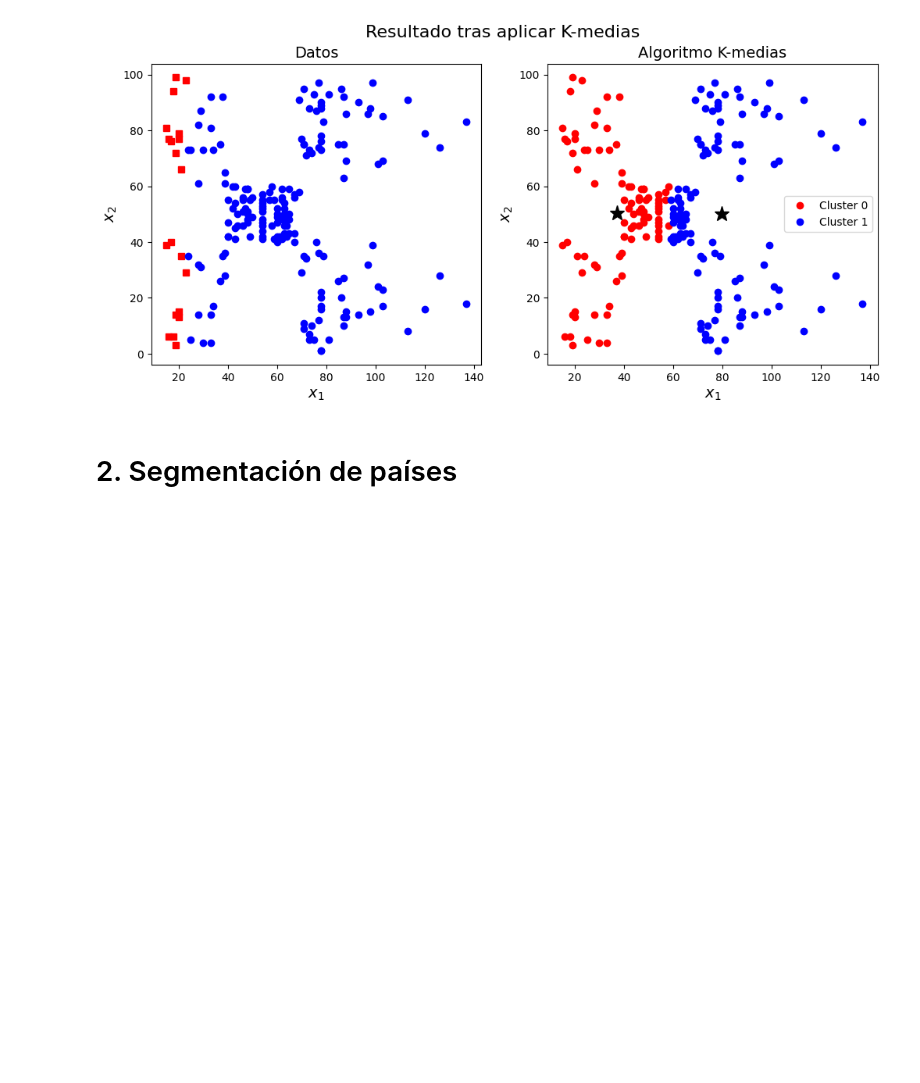
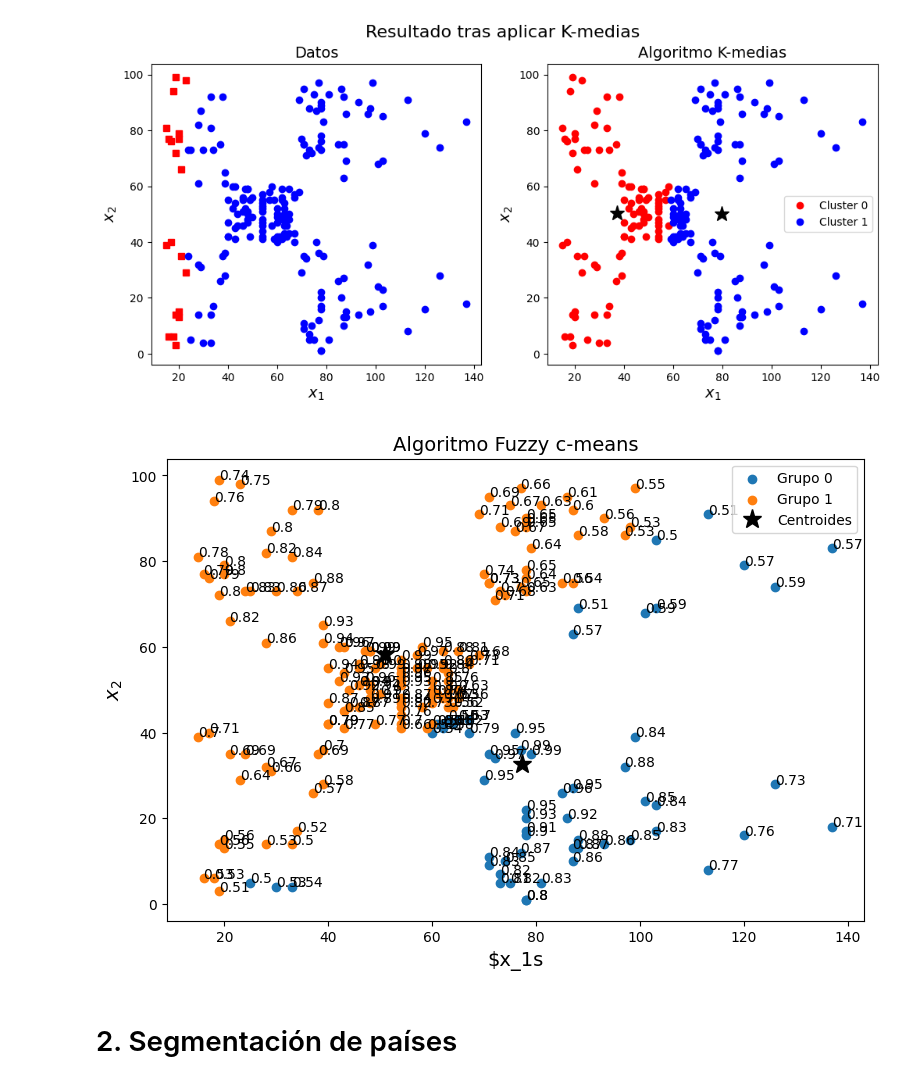
Before and after one commit to aitorTD/sist_aprendizaje_aut, a Jupyter notebook: aprendizaje_no_supervisado.ipynb, the cells around one changed output. Saved outputs shown, nothing was run; the diff lists cells and outputs as text; code cells hidden in the pictures; blank space fills up the shorter version.

```diff
--- a/aprendizaje_no_supervisado.ipynb
+++ b/aprendizaje_no_supervisado.ipynb
@@ -163,6 +168,46 @@ def BIC(K, grupos, X):
     coste_centroides = 2 * K * P * np.log(N)
     bic = homogeneidad + coste_centroides
     return bic
+# %%
+K = 2 # Número de clusters
+m = 2 # Parámetro de FCM, 2 es el defecto
+tolerancia = 1e-5 # Tolerancia (criterio de parada)
+maxiter = 100 # Número máximo de iteraciones
+
+centroides, U, u0, d, jm, p, fpc = cmeans(X.T, K, m, tolerancia, maxiter, seed=100)
+# Parámetros de salida:
+# - centroides: Centroides
+# - U: Matriz de pertenencia de los indiviuos a los clusters
+# - u0: Matriz u en la iteración 0
+# - d: Matriz de distancias Euclideas en la última iteración # - jm: Historico del valor de la función objetivo # - p: Número de iteraciones
+# - fpc: Coeficiente de partición difusa final
+
+# Obtener a que grupo pertenece cada observación
+grupos = np.argmax(U, axis=0) # Devuelve los indices del valor máximo sobre el eje 0 (filas)
+
+# Obtener el grado de pertenencia al grupo con mayor pertenencia
+maxU = np.amax(U, axis=0) # Devuelve el valor máximo sobre el eje 0 (filas)
+
+# representación
+
+plt.figure(figsize= (9, 6))
+
+for k in range (0, K):
+    plt.scatter(X[grupos==k, 0], X[grupos==k, 1], label="Grupo {}".format(k))
+
+for i, maxU_i in enumerate (np.round(maxU, 2)):
+    plt.annotate (maxU_i, (X[i, 0], X[i, 1]))
+
+# Dibujamos los centroides
+plt.plot(centroides[:, 0], centroides[:, 1], 'k*', markersize=14, label="Centroides")
+
+plt.title ("Algoritmo Fuzzy c-means", fontsize=14)
+plt.xlabel (r"$x_1s", fontsize=14)
+plt.ylabel(r"$x_2$", fontsize=14)
+plt.legend()
+plt.show ()
+# %% [output]
+[figure, added]
 # %% [markdown]
 # 2. Segmentación de países
 # %% [markdown]
```
Also changed, not shown: parts of 1 cell of this notebook.
